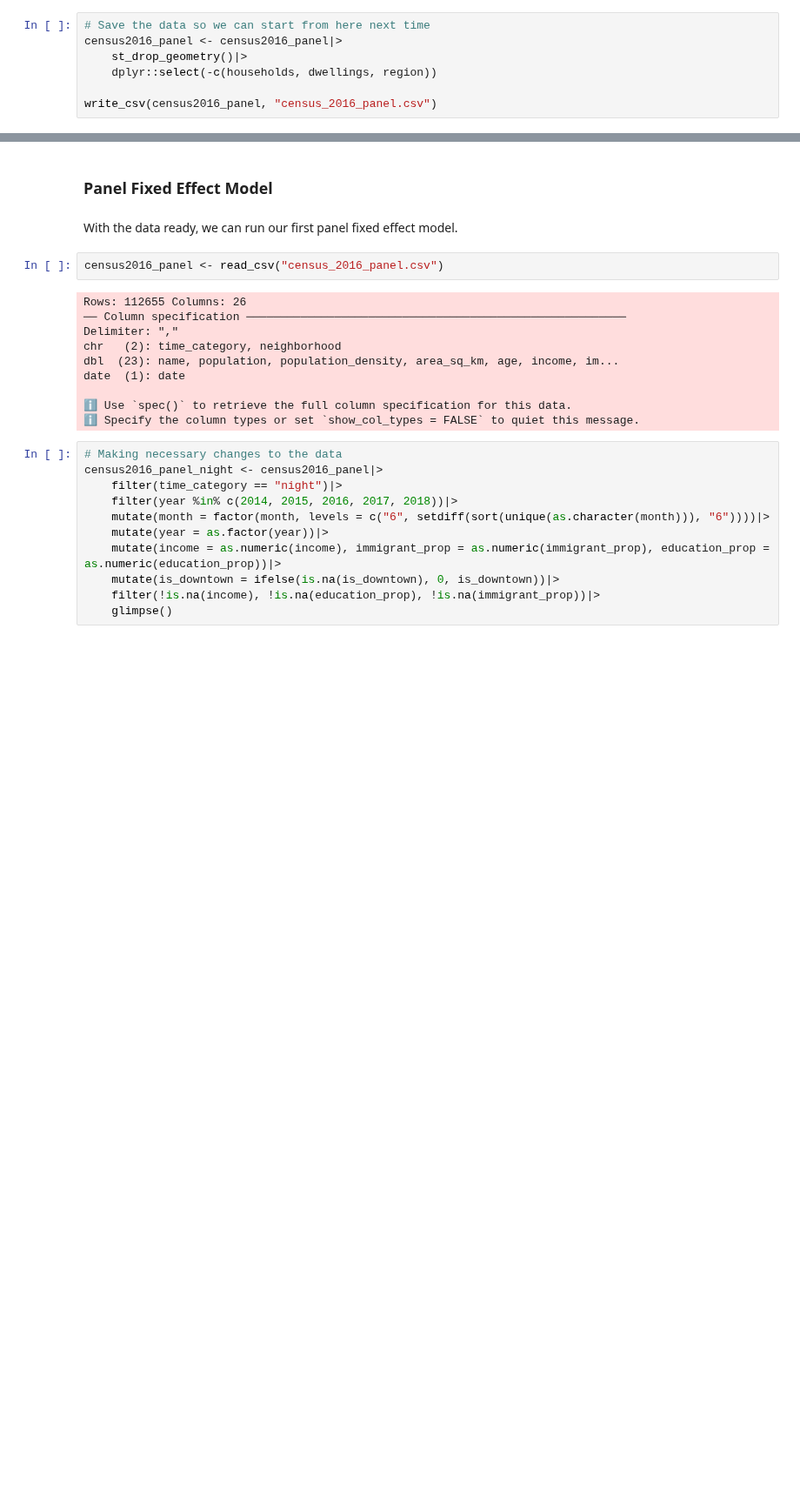
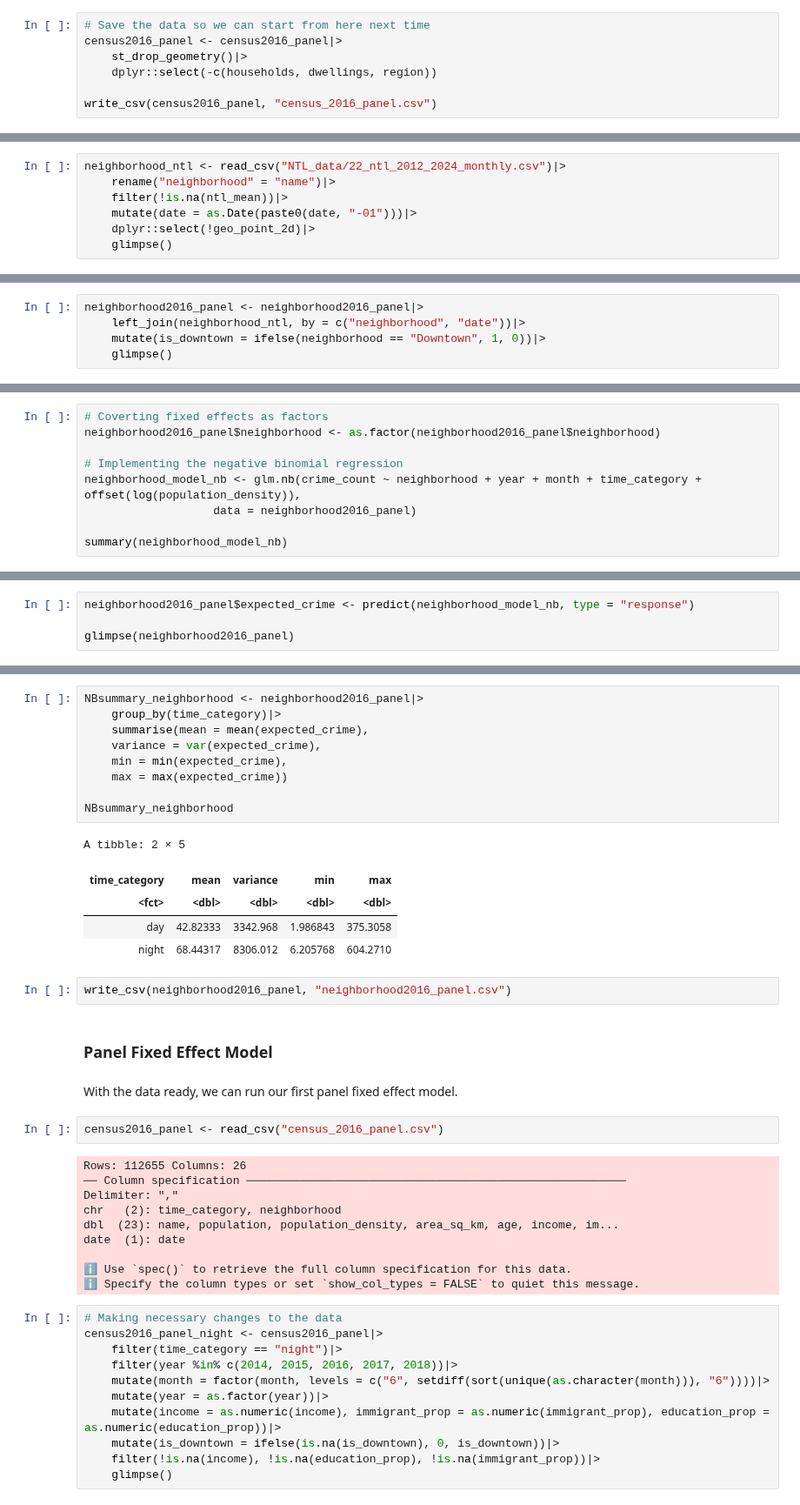
Before and after one commit to Irene-Berezin/econ_398_project, a Jupyter notebook: project_workbook.ipynb, the cells around one changed output, grey strips where cells are left out. Shown at 87% size. Cells and saved outputs as stored; diff of their text form; blank space fills up the shorter version.

```diff
--- a/project_workbook.ipynb
+++ b/project_workbook.ipynb
@@ -473,0 +525,7 @@ write_csv(census2016_panel, "census_2016_panel.csv")
+# %%
+neighborhood_ntl <- read_csv("NTL_data/22_ntl_2012_2024_monthly.csv")|>
+    rename("neighborhood" = "name")|>
+    filter(!is.na(ntl_mean))|>
+    mutate(date = as.Date(paste0(date, "-01")))|>
+    dplyr::select(!geo_point_2d)|>
+    glimpse()
@@ -473,0 +549,5 @@ write_csv(census2016_panel, "census_2016_panel.csv")
+# %%
+neighborhood2016_panel <- neighborhood2016_panel|>
+    left_join(neighborhood_ntl, by = c("neighborhood", "date"))|>
+    mutate(is_downtown = ifelse(neighborhood == "Downtown", 1, 0))|>
+    glimpse()
@@ -473,0 +586,9 @@ write_csv(census2016_panel, "census_2016_panel.csv")
+# %%
+# Coverting fixed effects as factors
+neighborhood2016_panel$neighborhood <- as.factor(neighborhood2016_panel$neighborhood)
+
+# Implementing the negative binomial regression
+neighborhood_model_nb <- glm.nb(crime_count ~ neighborhood + year + month + time_category + offset(log(population_density)),
+                   data = neighborhood2016_panel)
+
+summary(neighborhood_model_nb)
@@ -473,0 +613,4 @@ write_csv(census2016_panel, "census_2016_panel.csv")
+# %%
+neighborhood2016_panel$expected_crime <- predict(neighborhood_model_nb, type = "response")
+
+glimpse(neighborhood2016_panel)
@@ -474,3 +637,20 @@ write_csv(census2016_panel, "census_2016_panel.csv")
+# %%
+NBsummary_neighborhood <- neighborhood2016_panel|>
+    group_by(time_category)|>
+    summarise(mean = mean(expected_crime),
+    variance = var(expected_crime),
+    min = min(expected_crime),
+    max = max(expected_crime))
+
+NBsummary_neighborhood
+# %% [output]
+A tibble: 2 × 5
+| time_category | mean | variance | min | max |
+| <fct> | <dbl> | <dbl> | <dbl> | <dbl> |
+| day | 42.82333 | 3342.968 | 1.986843 | 375.3058 |
+| night | 68.44317 | 8306.012 | 6.205768 | 604.2710 |
+# %%
+write_csv(neighborhood2016_panel, "neighborhood2016_panel.csv")
 # %% [markdown]
 ### Panel Fixed Effect Model
 # %% [markdown]
```
Also changed, not shown: parts of 11 cells of this notebook.
